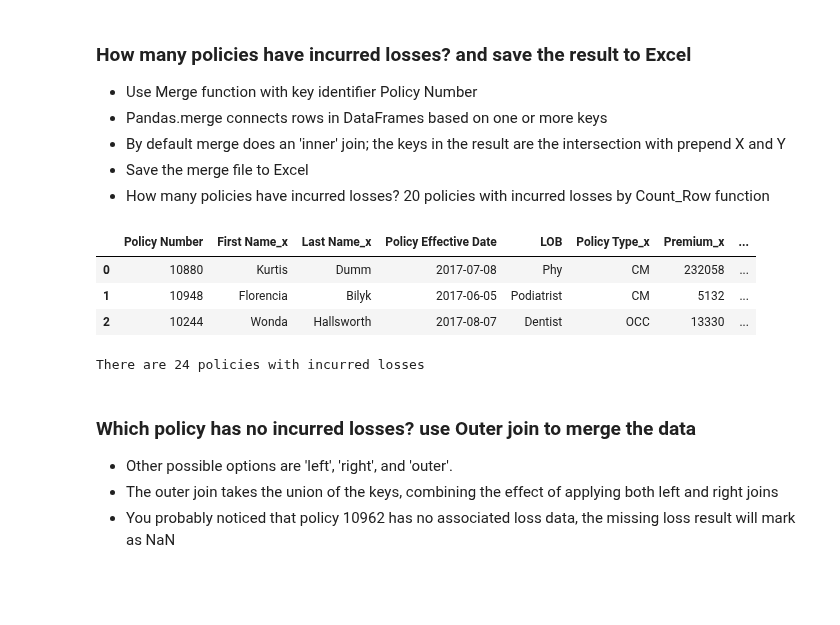
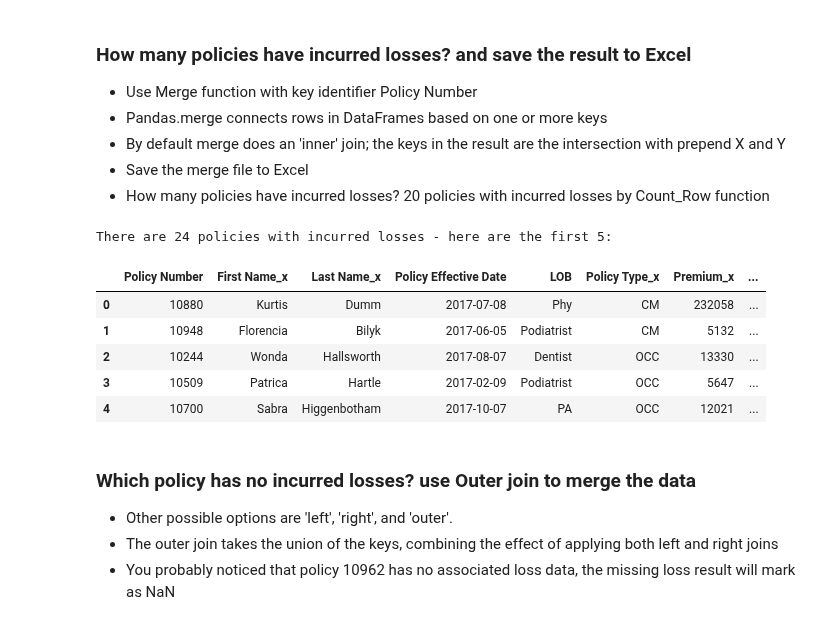
Before and after one commit to jasminjohnson/jasminjohnson.github.io, a Jupyter notebook: downloads/notebooks/MergeReshapeData.ipynb, the cells around one changed output. Drawn from its saved outputs; the diff is of its cells as text; code cells hidden in the pictures; blank space fills up the shorter version.

```diff
--- a/downloads/notebooks/MergeReshapeData.ipynb
+++ b/downloads/notebooks/MergeReshapeData.ipynb
@@ -51,6 +50,6 @@ This is a simplified and hypothetical example, but it's a great illustration of
 - List of tabs
 - View each tabs
 # %%
-df = pd.ExcelFile('data/Premium_Loss.xlsx')
-print ('df.sheet_names=%s' % df.sheet_names)
+df_list = pd.ExcelFile('data/Premium_Loss.xlsx')
+print ('df_list.sheet_names=%s' % df_list.sheet_names)
 # %% [output]
@@ -98,20 +95,21 @@ There are 216 claims with losses
 - By default merge does an 'inner' join; the keys in the result are the intersection with prepend X and Y
 - Save the merge file to Excel
 - How many policies have incurred losses? 20 policies with incurred losses by Count_Row function
-# %%
-fs1 = df.parse("premium")
-fs2 = df.parse("loss")
-df1 = pd.merge(fs1, fs2, on='Policy Number')
-df1.head(3)
-df1.to_excel('data/incurredloss.xlsx')
-Count_Row=df1.shape[0]
-print("There are %s policies with incurred losses" % (Count_Row))
-# %% [output]
-|  | Policy Number | First Name_x | Last Name_x | Policy Effective Date | LOB | Policy Type_x | Premium_x | ... |
-| 0 | 10880 | Kurtis | Dumm | 2017-07-08 | Phy | CM | 232058 | ... |
-| 1 | 10948 | Florencia | Bilyk | 2017-06-05 | Podiatrist | CM | 5132 | ... |
-| 2 | 10244 | Wonda | Hallsworth | 2017-08-07 | Dentist | OCC | 13330 | ... |
-There are 24 policies with incurred losses
+# %%
+df_premium = df_list.parse("premium")
+df_loss = df_list.parse("loss")
+df_merge = pd.merge(df_premium, df_loss, on='Policy Number')
+print("There are %s policies with incurred losses - here are the first 5:" % (df_merge.shape[0]))
+df_merge.head(5)
+df_merge.to_excel('data/incurredloss.xlsx')
+# %% [output]
+There are 24 policies with incurred losses - here are the first 5:
+|  | Policy Number | First Name_x | Last Name_x | Policy Effective Date | LOB | Policy Type_x | Premium_x | ... |
+| 0 | 10880 | Kurtis | Dumm | 2017-07-08 | Phy | CM | 232058 | ... |
+| 1 | 10948 | Florencia | Bilyk | 2017-06-05 | Podiatrist | CM | 5132 | ... |
+| 2 | 10244 | Wonda | Hallsworth | 2017-08-07 | Dentist | OCC | 13330 | ... |
+| 3 | 10509 | Patrica | Hartle | 2017-02-09 | Podiatrist | OCC | 5647 | ... |
+| 4 | 10700 | Sabra | Higgenbotham | 2017-10-07 | PA | OCC | 12021 | ... |
 # %% [markdown]
 ### Which policy has no incurred losses? use Outer join to merge the data
 - Other possible options are 'left', 'right', and 'outer'.
```
Also changed, not shown: parts of 23 cells of this notebook, 3 other files.
